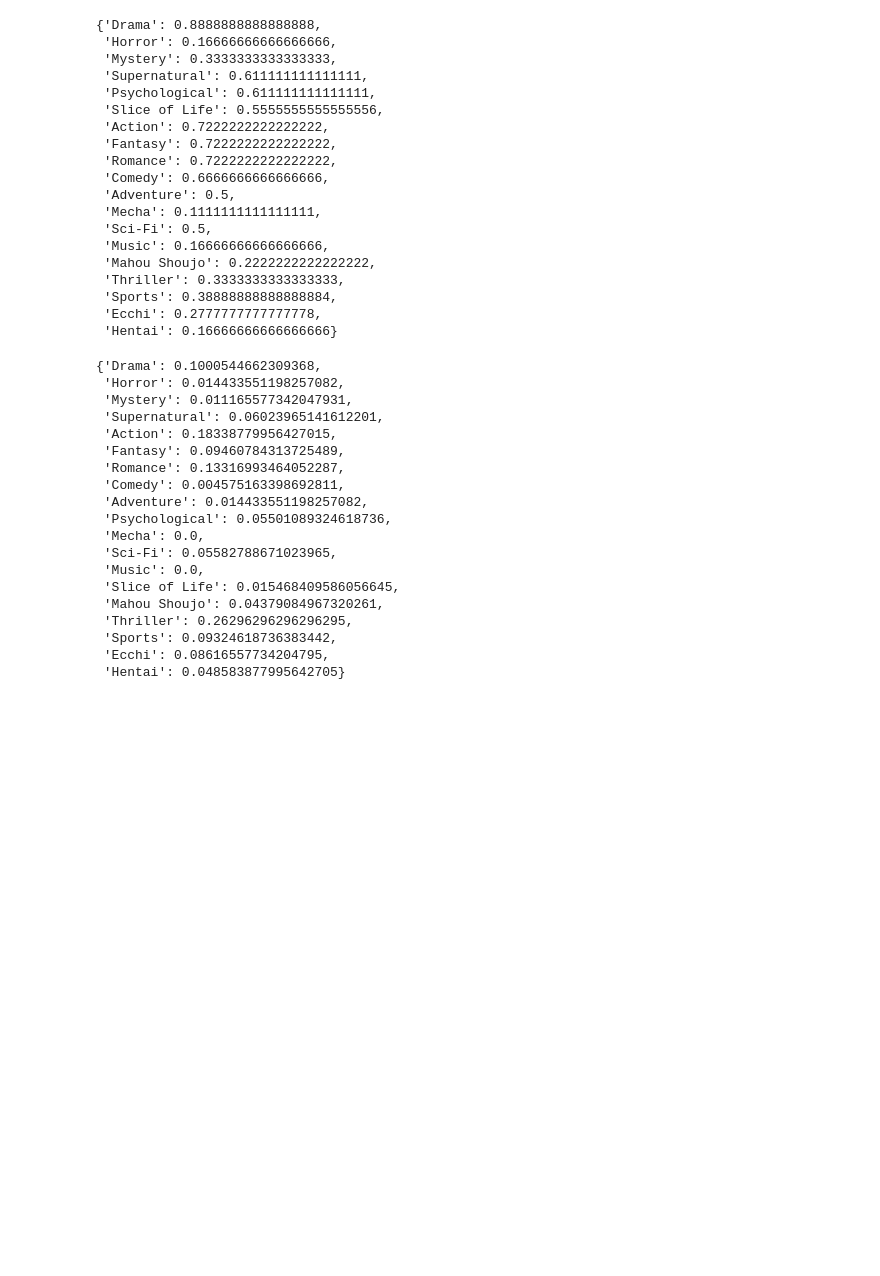
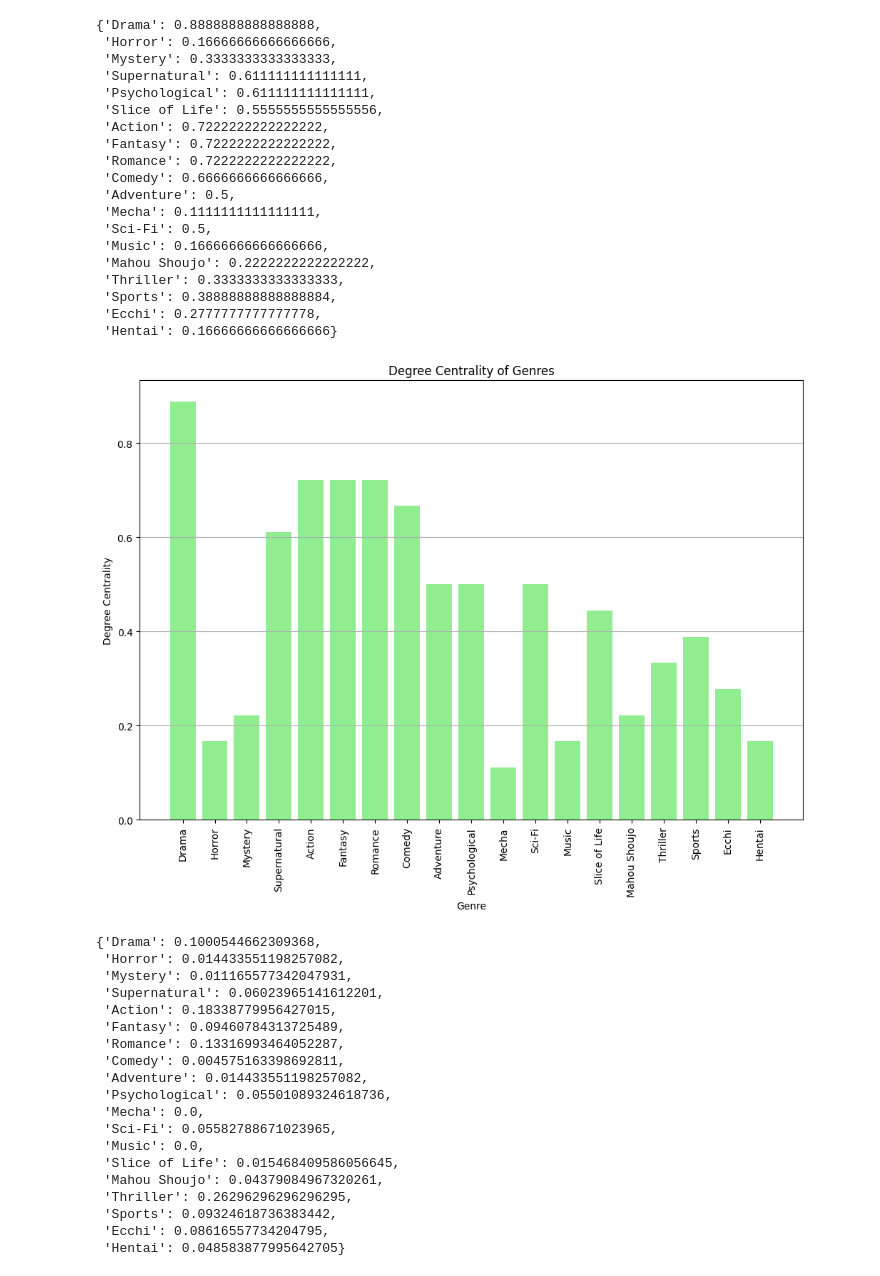
Before and after one commit to keithlaspona/google-colab, a Jupyter notebook: Phase4_Group3_data_analysis.ipynb, the cells around one changed output. Saved outputs shown, nothing was run; the diff lists cells and outputs as text; code cells hidden in the pictures; blank space fills up the shorter version.

```diff
--- a/Phase4_Group3_data_analysis.ipynb
+++ b/Phase4_Group3_data_analysis.ipynb
@@ -565,6 +659,43 @@ degree_centrality
  'Sports': 0.38888888888888884,
  'Ecchi': 0.2777777777777778,
  'Hentai': 0.16666666666666666}
+# %%
+# Degree centrality result
+degree_centrality = {
+    'Drama': 0.8888888888888888,
+    'Horror': 0.16666666666666666,
+    'Mystery': 0.2222222222222222,
+    'Supernatural': 0.611111111111111,
+    'Action': 0.7222222222222222,
+    'Fantasy': 0.7222222222222222,
+    'Romance': 0.7222222222222222,
+    'Comedy': 0.6666666666666666,
+    'Adventure': 0.5,
+    'Psychological': 0.5,
+    'Mecha': 0.1111111111111111,
+    'Sci-Fi': 0.5,
+    'Music': 0.16666666666666666,
+    'Slice of Life': 0.4444444444444444,
+    'Mahou Shoujo': 0.2222222222222222,
+    'Thriller': 0.3333333333333333,
+    'Sports': 0.38888888888888884,
+    'Ecchi': 0.2777777777777778,
+    'Hentai': 0.16666666666666666
+}
+
+# Create a bar chart
+plt.figure(figsize=(12, 8))
+plt.bar(degree_centrality.keys(), degree_centrality.values(), color='lightgreen')
+plt.xlabel('Genre')
+plt.ylabel('Degree Centrality')
+plt.title('Degree Centrality of Genres')
+plt.xticks(rotation=90)
+plt.grid(axis='y')
+
+# Show the plot
+plt.show()
+# %% [output]
+[figure, added]
 # %%
 betweenness_centrality = nx.betweenness_centrality(G, weight="weight")
 betweenness_centrality
```
Also changed, not shown: parts of 9 cells of this notebook.
